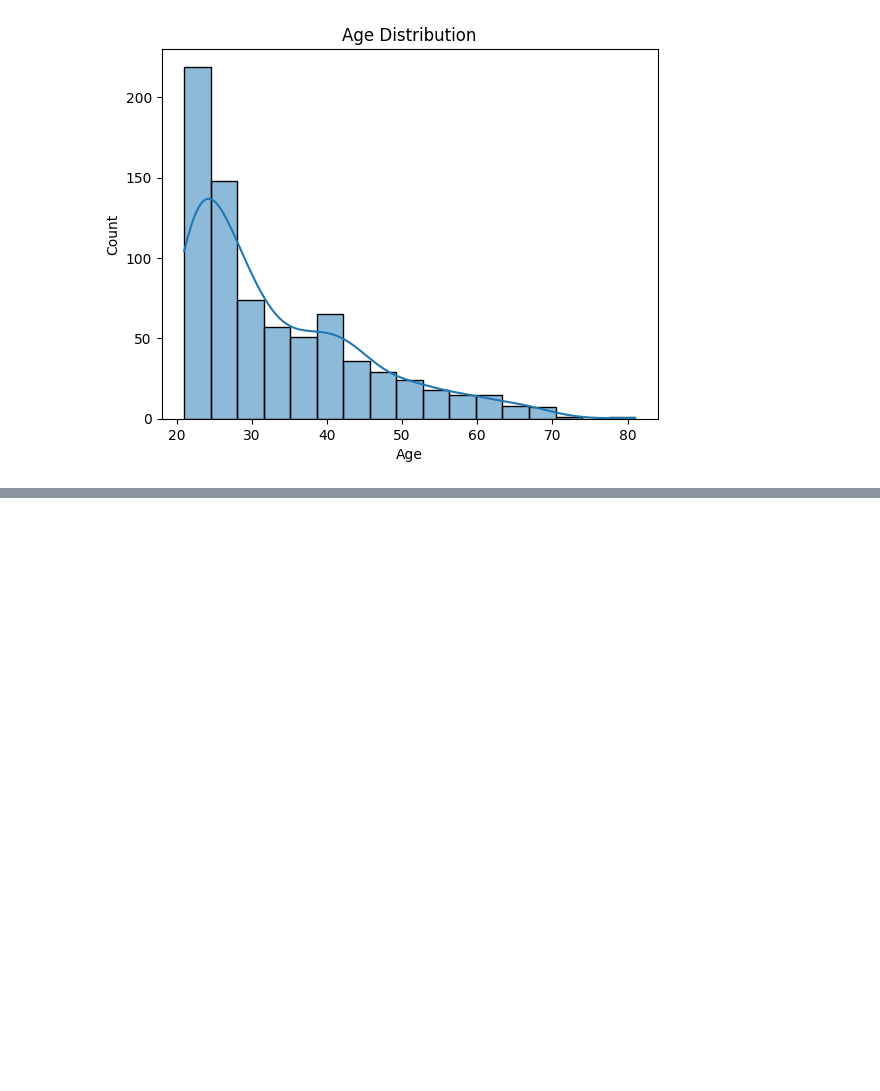
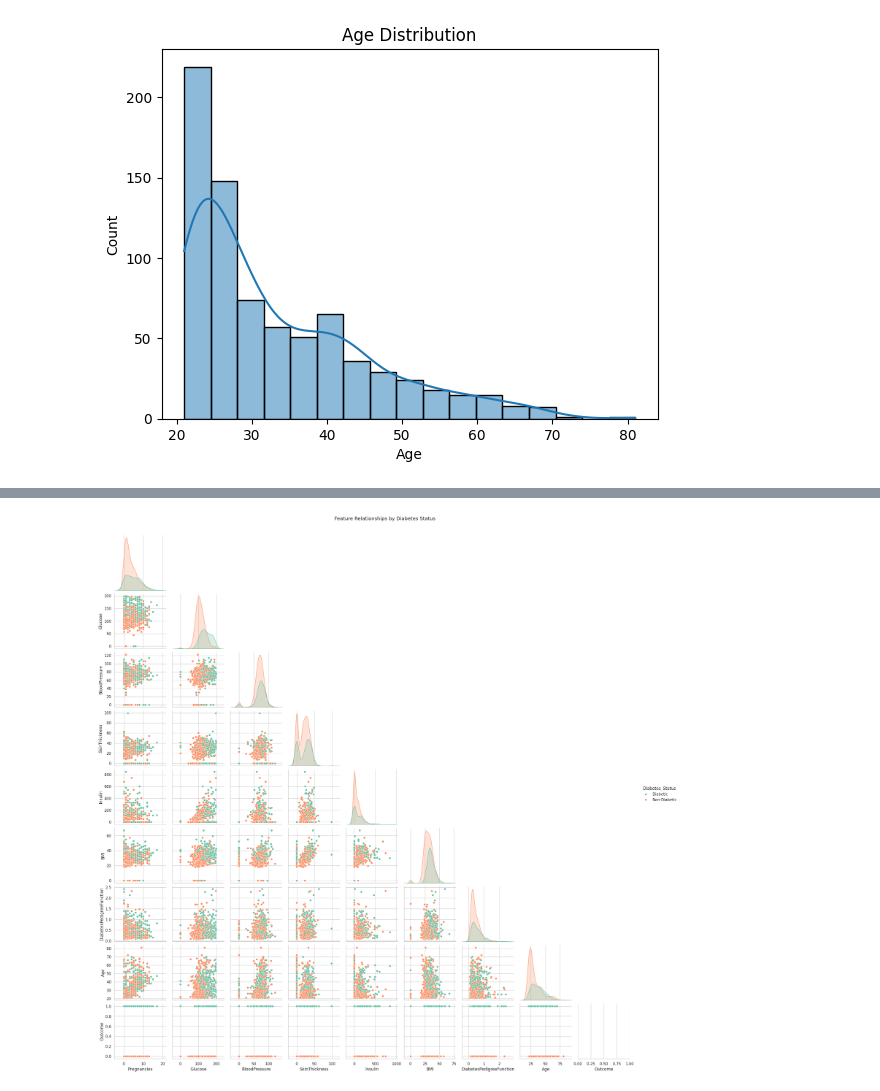
Before and after one commit to Harshkotkar/Deep-Learning, a Jupyter notebook: Indian_Diabetes.ipynb, the cells around one changed output, grey strips where cells are left out. Saved outputs shown, nothing was run; the diff lists cells and outputs as text; code cells hidden in the pictures; blank space fills up the shorter version.

```diff
--- a/Indian_Diabetes.ipynb
+++ b/Indian_Diabetes.ipynb
@@ -116,0 +121,8 @@ plt.show()
+# %%
+df["Diabetes_Status"]=df["Outcome"].map({1:"Diabetic",0:"Non-Diabetic"})
+
+sns.pairplot(df, hue='Diabetes_Status', corner=True, palette='Set2')
+plt.suptitle("Feature Relationships by Diabetes Status", y=1.02)
+plt.show()
+# %% [output]
+[figure, added]
```
Also changed, not shown: parts of 2 cells of this notebook.
